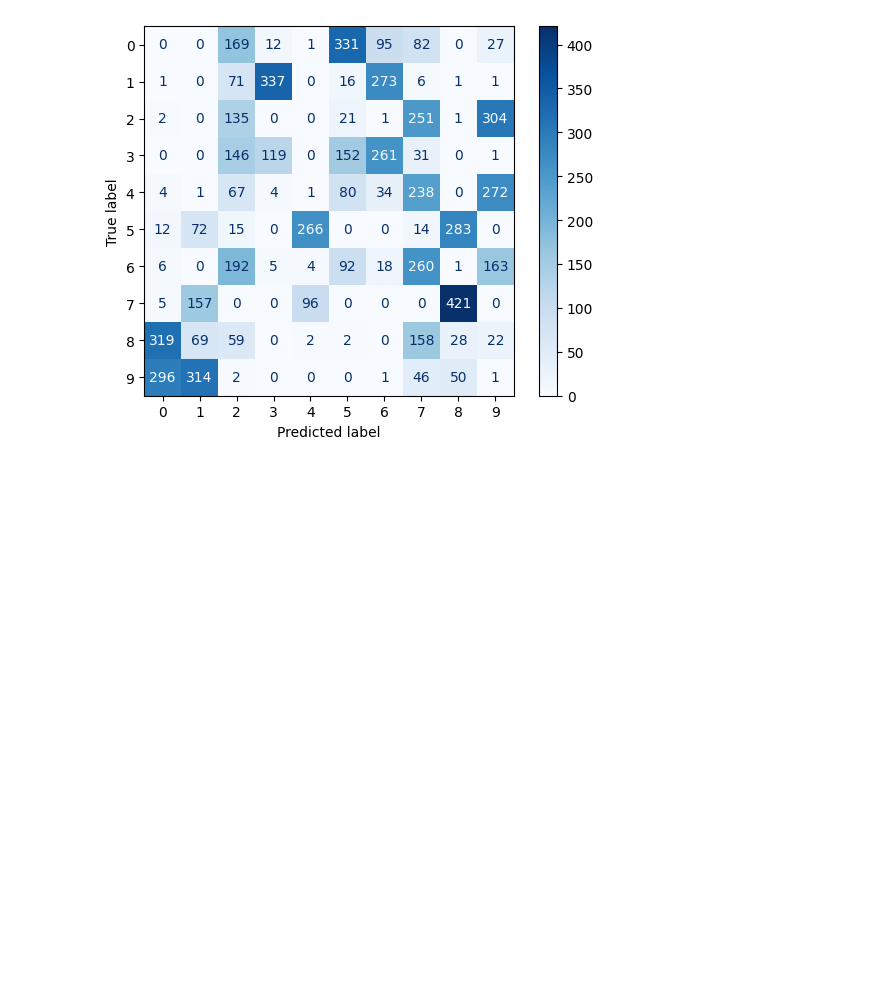
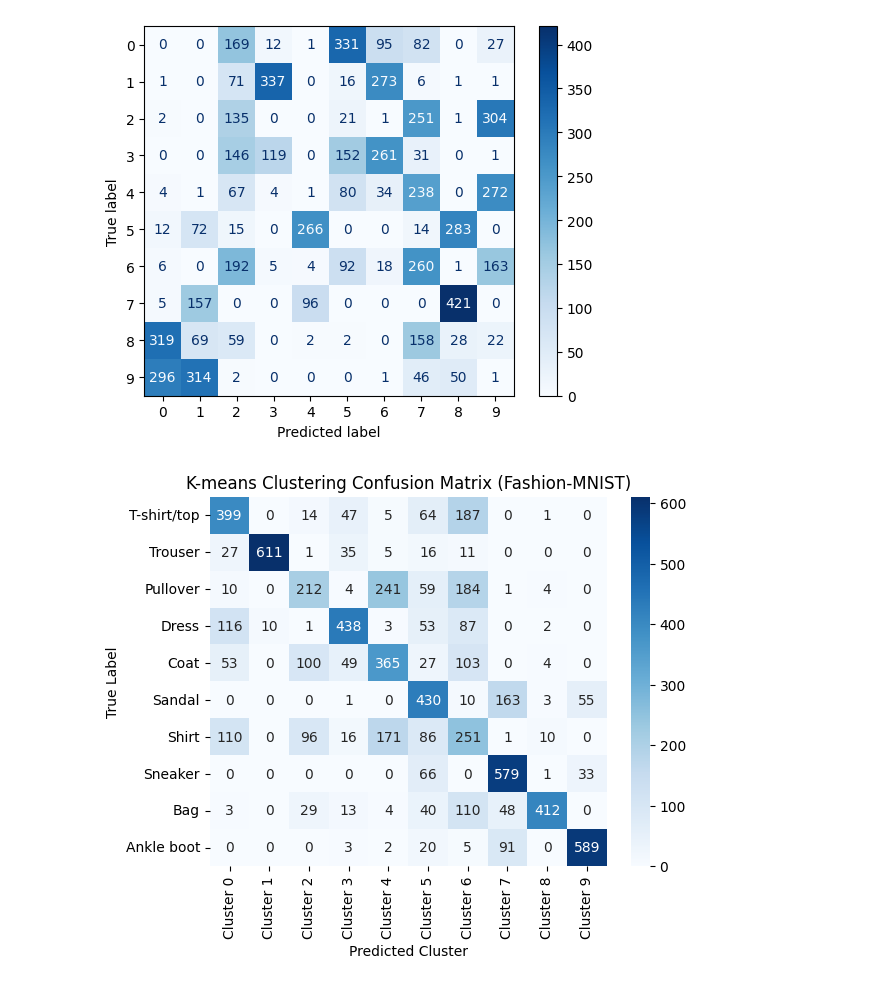
Before and after one commit to Shinyhunter95/math-data-science-course-Project2, a Jupyter notebook: project2.ipynb, the cells around one changed output. Cells and saved outputs as stored; diff of their text form; code cells hidden in the pictures; blank space fills up the shorter version.

```diff
--- a/project2.ipynb
+++ b/project2.ipynb
@@ -342,3 +348,86 @@ Adjusted Rand Index: 0.2407
 V-measure Score: 0.4296
 [figure]
 [figure]
+# %%
+import numpy as np
+import matplotlib.pyplot as plt
+import seaborn as sns
+from sklearn.cluster import MiniBatchKMeans, KMeans
+from sklearn.metrics import confusion_matrix
+from scipy.optimize import linear_sum_assignment
+
+#Split the data 90/10
+X_90, X_10, y_90, y_10 = train_test_split(X, y, test_size=0.1, random_state=0)
+
+#Flatten the images
+X_10_flat = X_10.reshape(X_10.shape[0], -1)
+
+#Normalize the pixel values
+X_10_normalized = X_10_flat / 255.0
+
+n_clusters = 10
+
+kmeans = KMeans(
+    n_clusters=n_clusters,
+    random_state=0,
+)
+
+kmeans.fit(X_10_normalized)
+kmeans_labels = kmeans.labels_
+cluster_centers = kmeans.cluster_centers_
+
+# 3. Create a label mapping function
+def find_label_mapping(y_true, y_pred, n_clusters):
+    """
+    Finds the optimal mapping between true and predicted labels.
+    Uses the Hungarian algorithm via scipy.optimize.linear_sum_assignment.
+    """
+    # Create a contingency matrix where entry (i, j) is the number of samples
+    # from true class i assigned to predicted cluster j.
+    contingency_matrix = confusion_matrix(y_true, y_pred)
+
+    # Use the Hungarian algorithm to find the mapping that maximizes accuracy.
+    row_ind, col_ind = linear_sum_assignment(-contingency_matrix)
+
+    mapping = {cluster_id: true_label for cluster_id, true_label in zip(col_ind, row_ind)}
+
+    return mapping
+
+# Find the best mapping from cluster labels to true labels
+mapping = find_label_mapping(y_10, kmeans_labels, n_clusters)
+kmeans_labels_mapped = np.array([mapping[label] for label in kmeans_labels])
+
+# 4. Generate and plot the confusion matrix
+cm = confusion_matrix(y_10, kmeans_labels_mapped)
+
+# Use Seaborn to create a more visually appealing plot
+plt.figure()
+sns.heatmap(cm, annot=True, fmt='d', cmap='Blues',
+            xticklabels=[f"Cluster {i}" for i in range(n_clusters)],
+            yticklabels=[
+                'T-shirt/top', 'Trouser', 'Pullover', 'Dress', 'Coat',
+                'Sandal', 'Shirt', 'Sneaker', 'Bag', 'Ankle boot'
+            ])
+plt.title('K-means Clustering Confusion Matrix (Fashion-MNIST)')
+plt.xlabel('Predicted Cluster')
+plt.ylabel('True Label')
+plt.show()
+
+# Print accuracy for reference
+accuracy = np.sum(np.diag(cm)) / np.sum(cm)
+print(f"Clustering Accuracy: {accuracy:.4f}")
+
+#Elbow
+inertia = []
+for i in range(1,11):
+    kmeans = KMeans(n_clusters=i, random_state=0).fit(X_10_normalized)
+    inertia.append(kmeans.inertia_)
+print("Smallest k-means Inertia Value =", min(inertia))
+
+plt.figure()
+plt.plot(range(1,11), inertia, marker='o')
+plt.xlabel('Number of clusters')
+plt.ylabel('Inertia')
+plt.show()
+# %% [output]
+[figure, added]
```
Also changed, not shown: parts of 3 cells of this notebook.
